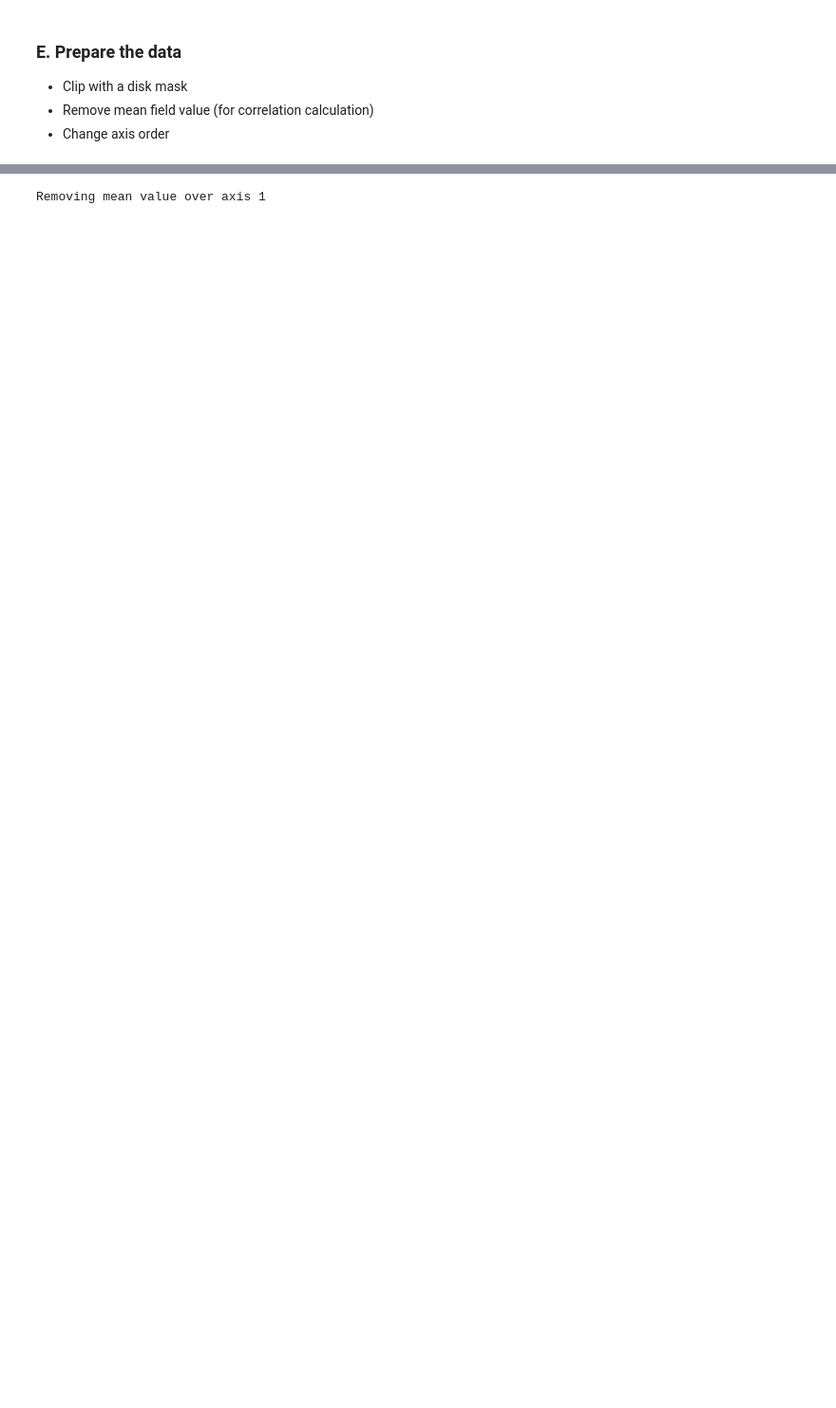
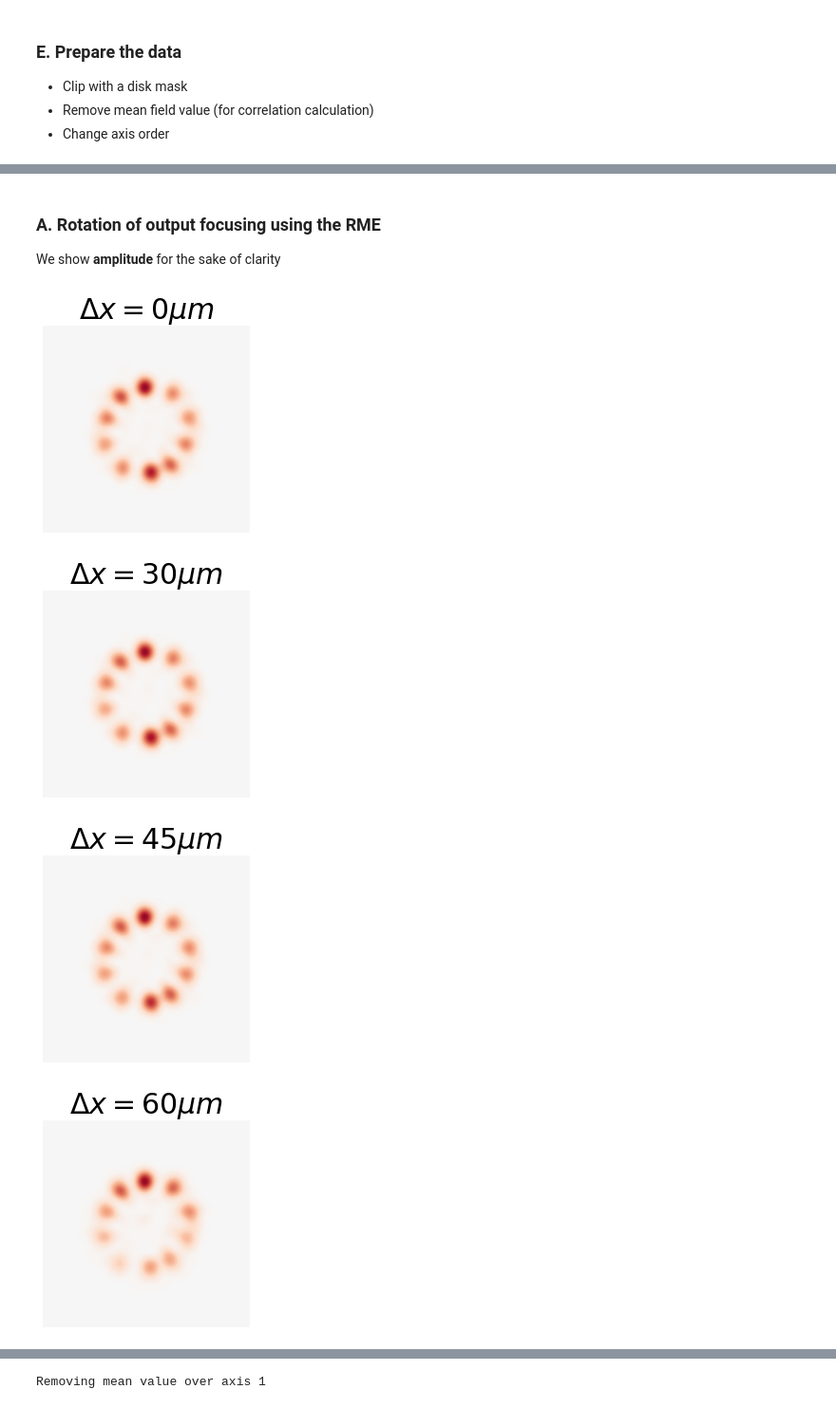
Before and after one commit to wavefrontshaping/article_RME_2023, a Jupyter notebook: Validation_and_tests/Validation_and_tests.ipynb, the cells around one changed output, grey strips where cells are left out. Shown: that part at 95% size. Saved outputs shown, nothing was run; the diff lists cells and outputs as text; code cells hidden in the pictures; blank space fills up the shorter version.

```diff
--- a/Validation_and_tests/Validation_and_tests.ipynb
+++ b/Validation_and_tests/Validation_and_tests.ipynb
@@ -18,16 +20,22 @@ from functions import colorize, logplotTM, get_color_map
 
 %matplotlib inline
 # %%
-DATA_PATH = "../Data/"
+FIBER = 'Draka-GRIN'
+
+DATA_PATH = Path("../Data/") / FIBER
 # path to save images
-IMAGE_FOLDER = '../images'
+IMAGE_FOLDER = Path("../images") / FIBER
 os.makedirs(IMAGE_FOLDER, exist_ok=True)
 
-def file_path(file_name):
-    return os.path.join(DATA_PATH, file_name)
 
-def image_path(file_name):
-    return os.path.join(IMAGE_FOLDER, file_name)
+def file_path(file_name, full_name = False):
+    full_file_name = FIBER + "_" + file_name if full_name else file_name
+    return str(DATA_PATH / full_file_name)
+
+
+def image_path(file_name, full_name = False):
+    full_file_name = FIBER + "_" + file_name if full_name else file_name
+    return str(IMAGE_FOLDER / full_file_name)
 # %%
 REF_SIZE = 24
 TICK_SIZE = REF_SIZE
@@ -39,6 +47,8 @@ TINY_TITLE_SIZE = REF_SIZE - 4
 SUP_TITLE_SIZE = REF_SIZE + 6
 SHOW_GRID = False
 FIGSIZE = (8, 5)
+
+DEFORMATION_TO_SHOW = [0, 1, 2, 3, 4]
 # %% [markdown]
 ## I. Load data
 # %% [markdown]
@@ -127,0 +148,31 @@ I_rnd = np.abs(Ys_rnd)**2
+# %% [markdown]
+### A. Rotation of output focusing using the RME
+We show **amplitude** for the sake of clarity
+# %%
+angles2sum = np.linspace(0, 2 * np.pi, 10, endpoint=False)
+ind_angles = [np.argmin(np.abs(angles - a)) for a in angles2sum]
+
+for ind, ind_deformation in enumerate(DEFORMATION_TO_SHOW):
+    sum_I_rot = np.sum(Ys_focus[ind_deformation, ind_angles, ...], axis=(0))
+    sum_I_rot /= np.max(sum_I_rot)
+
+    plt.figure()
+    plt.imshow(sum_I_rot, cmap="RdBu_r", interpolation="bicubic", vmin=-1, vmax=1)
+    plt.axis("off")
+
+    plt.title(
+        rf"$\Delta x = {Delta_x[ind_deformation]:.0f} \mu m$", fontsize=SUP_TITLE_SIZE
+    )
+
+    if save_fig:
+        plt.savefig(
+            image_path(
+                f"Rotated_focus_dx_{Delta_x[ind_deformation]:.0f}.svg", full_name=True
+            ),
+            dpi=300,
+        )
+# %% [output]
+[figure, added]
+[figure, added]
+[figure, added]
+[figure, added]
```
Also changed, not shown: parts of 19 cells of this notebook, 2 other files.
